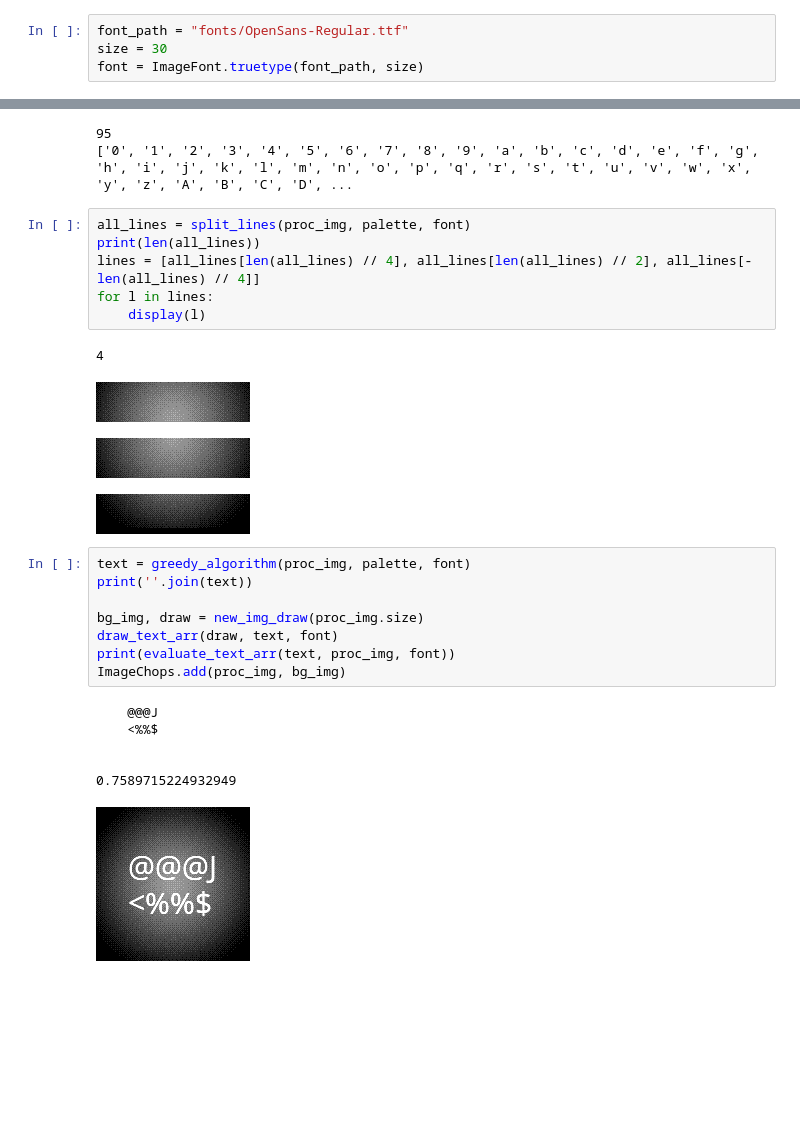
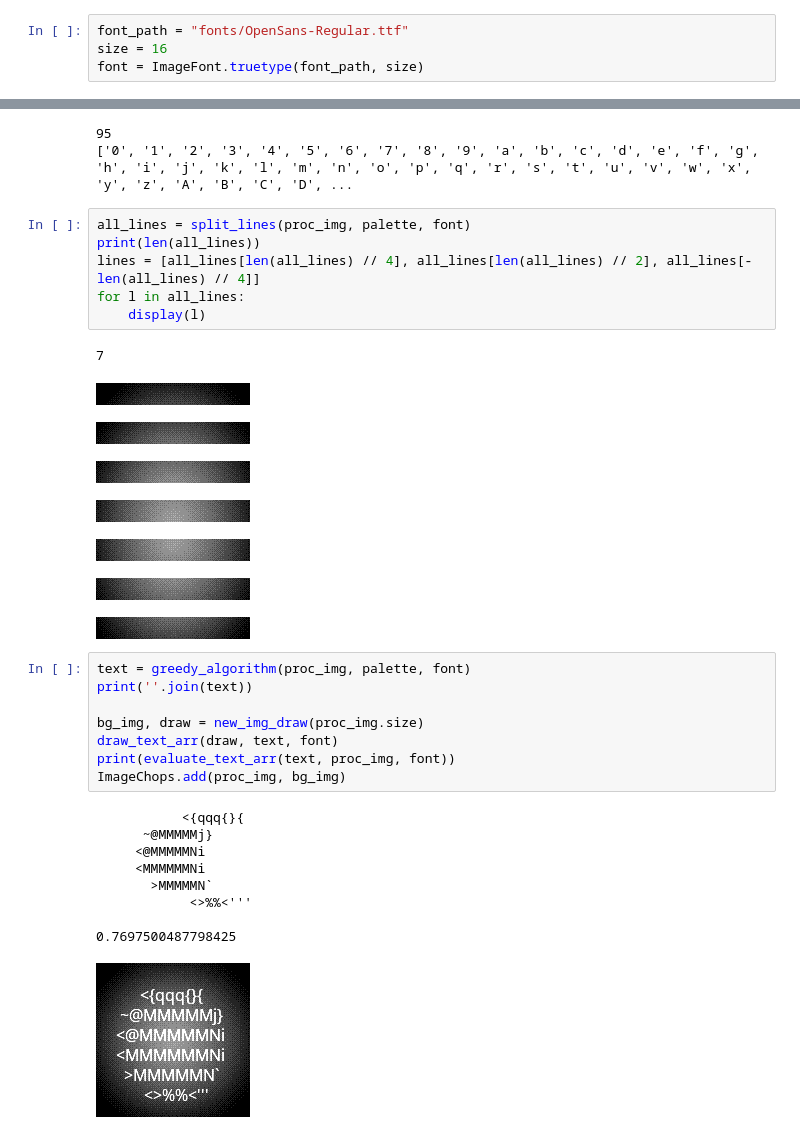
Before and after one commit to wojciechsadlik/python-char-art, a Jupyter notebook: ascii_art_non_mono_tests.ipynb, the cells around one changed output, grey strips where cells are left out. Drawn from its saved outputs; the diff is of its cells as text; blank space fills up the shorter version.

```diff
--- a/ascii_art_non_mono_tests.ipynb
+++ b/ascii_art_non_mono_tests.ipynb
@@ -13,7 +13,7 @@ from ascii_art_non_mono_algorithms import *
 from skimage import metrics
 # %%
 font_path = "fonts/OpenSans-Regular.ttf"
-size = 30
+size = 16
 font = ImageFont.truetype(font_path, size)
 # %%
 orig_img = Image.open("imgs/irad_grad.bmp").convert("L")
@@ -57,14 +57,18 @@ print(palette)
 # %%
 all_lines = split_lines(proc_img, palette, font)
 print(len(all_lines))
 lines = [all_lines[len(all_lines) // 4], all_lines[len(all_lines) // 2], all_lines[-len(all_lines) // 4]]
-for l in lines:
+for l in all_lines:
     display(l)
 # %% [output]
-4
+7
-[figure, old version]
+[figure, new version]
-[figure, old version]
+[figure, new version]
-[figure, old version]
+[figure, new version]
+[figure, added]
+[figure, added]
+[figure, added]
+[figure, added]
 # %%
 text = greedy_algorithm(proc_img, palette, font)
 print(''.join(text))
@@ -74,12 +78,15 @@ draw_text_arr(draw, text, font)
 print(evaluate_text_arr(text, proc_img, font))
 ImageChops.add(proc_img, bg_img)
 # %% [output]
-    @@@J
-    <%%$
+           <{qqq{}{
+      ~@MMMMMj}
+     <@MMMMMNi
+     <MMMMMMNi
+       >MMMMMN`
+            <>%%<'''
 
-
-0.7589715224932949
+0.7697500487798425
-[figure, old version]
+[figure, new version]
 # %%
 line_finders = [HarmonyLineSearch(line, palette, font, 10, 0.9, 0.3, len(palette)//4, False) for line in all_lines]
 phs = pool_evolutionary_search(HarmonyLineSearch, line_finders, 20, palette)
```
Also changed, not shown: parts of 3 cells of this notebook, 1 other file.
